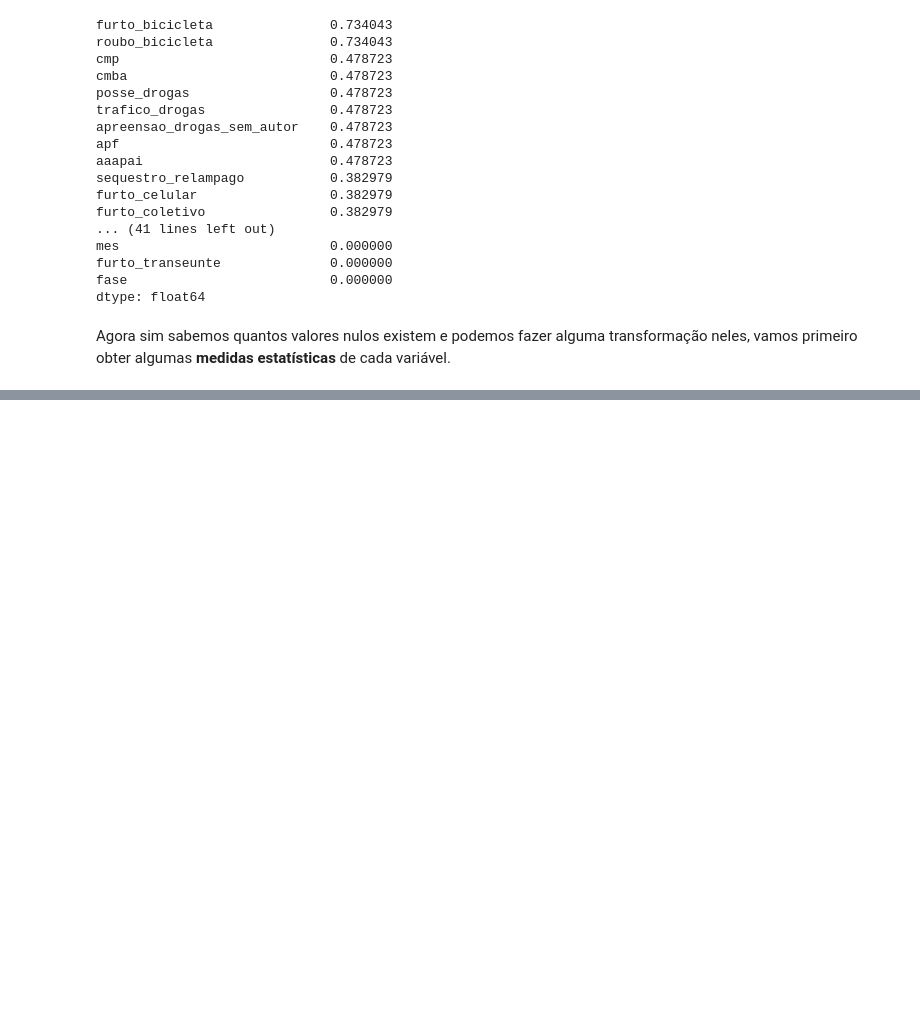
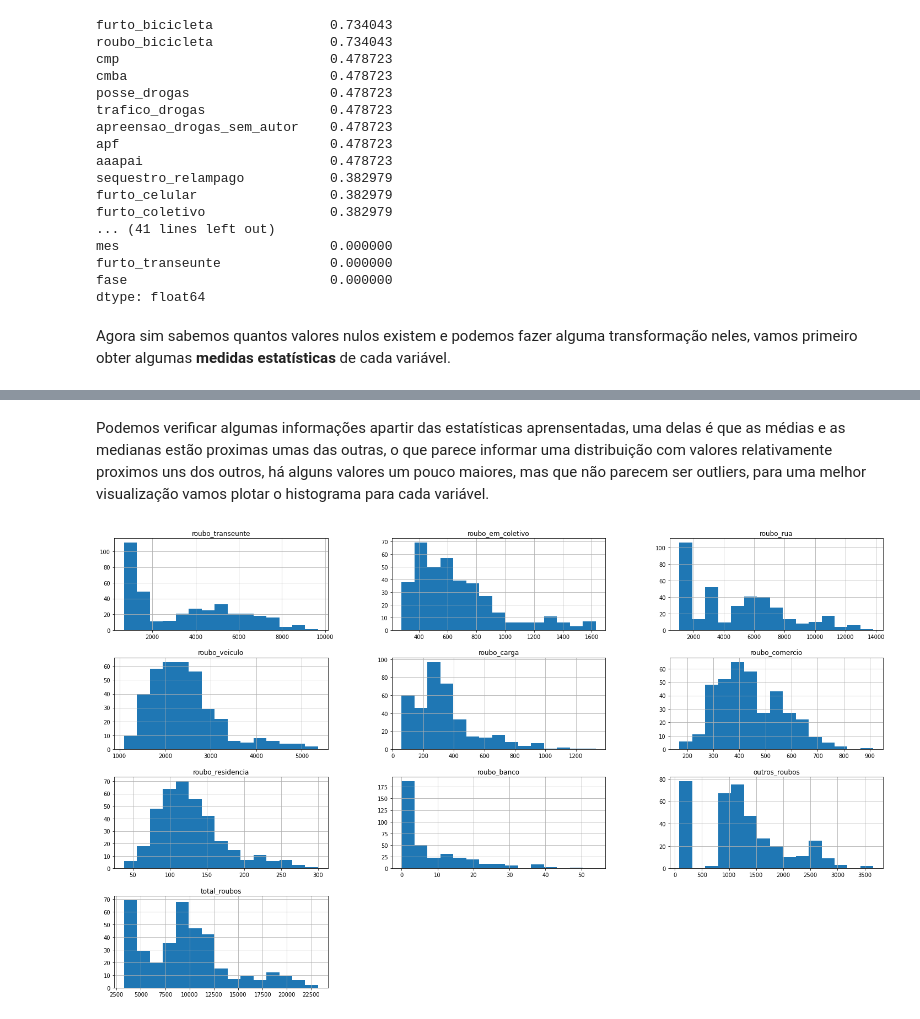
Before and after one commit to Lucasllops/Crimes-Rio-de-Janeiro, a Jupyter notebook: Análise_de_crimes_no_estado_do_Rio_de_Janeiro.ipynb, the cells around one changed output, grey strips where cells are left out. Saved outputs shown, nothing was run; the diff lists cells and outputs as text; code cells hidden in the pictures; blank space fills up the shorter version.

```diff
--- a/Análise_de_crimes_no_estado_do_Rio_de_Janeiro.ipynb
+++ b/Análise_de_crimes_no_estado_do_Rio_de_Janeiro.ipynb
@@ -198,0 +206,7 @@ df.describe()
+# %% [markdown]
+Podemos verificar algumas informações apartir das estatísticas aprensentadas, uma delas é que as médias e as medianas estão proximas umas das outras, o que parece informar uma distribuição com valores relativamente proximos uns dos outros, há alguns valores um pouco maiores, mas que não parecem ser outliers, para uma melhor visualização vamos plotar o histograma para cada variável.
+# %%
+df_roubo = df.iloc[: , 13:28]
+df_roubo.hist(bins=15, figsize=(25, 15));
+# %% [output]
+[figure, added]
```
Also changed, not shown: parts of 14 cells of this notebook.
